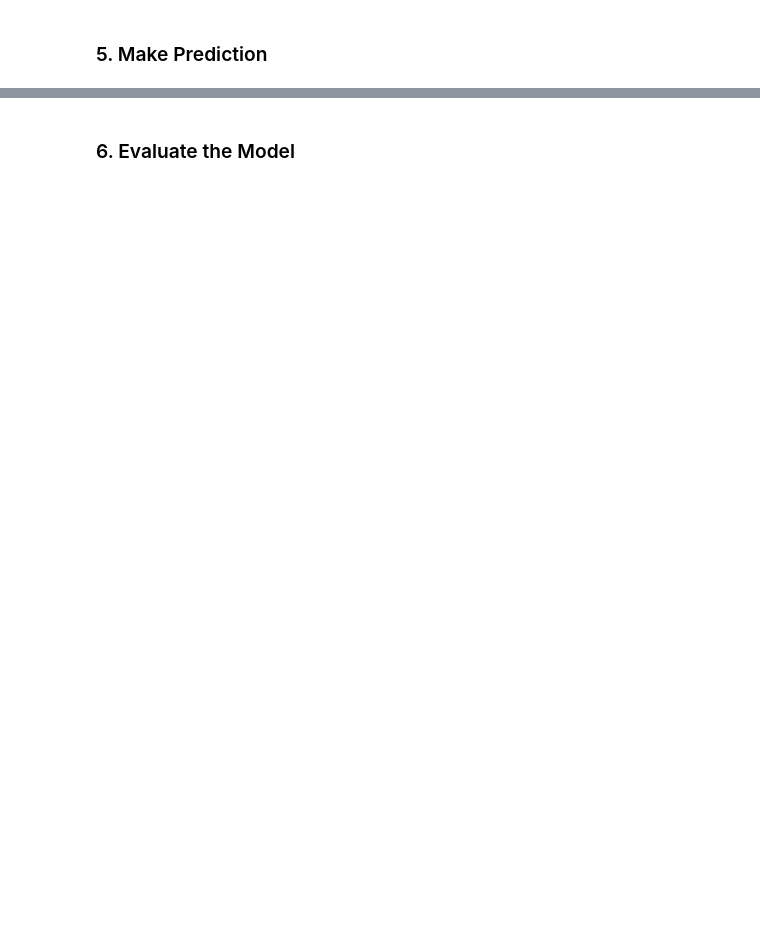
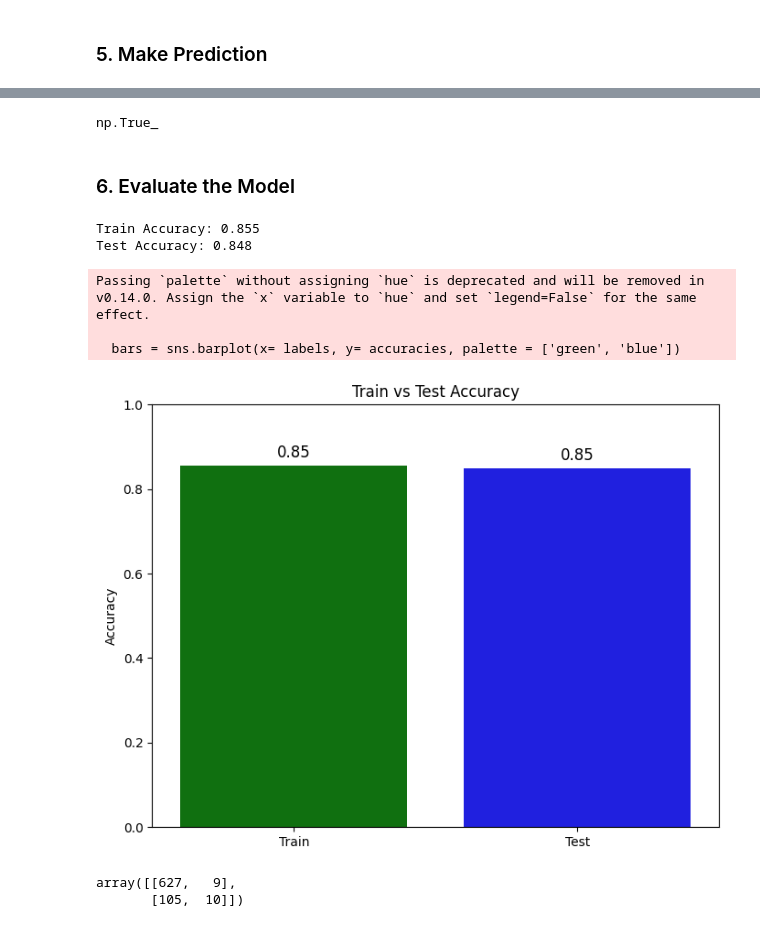
Before and after one commit to fatahrahimi330/100-Machine-Learning-Projects, a Jupyter notebook: 41-Heart Disease Prediction/HeartDiseasePrediction.ipynb, the cells around one changed output, grey strips where cells are left out. Cells and saved outputs as stored; diff of their text form; code cells hidden in the pictures; blank space fills up the shorter version.

```diff
--- a/41-Heart Disease Prediction/HeartDiseasePrediction.ipynb
+++ b/41-Heart Disease Prediction/HeartDiseasePrediction.ipynb
@@ -25,2 +152,4 @@ df.head()
 # %% [markdown]
 ### 5. Make Prediction
+# %%
+train_pred = model.predict(X_train)
@@ -27,2 +160,42 @@ df.head()
+# %%
+test_pred = model.predict(X_test)
+# %%
+test_pred[0] == y_test[0]
+# %% [output]
+np.True_
 # %% [markdown]
 ### 6. Evaluate the Model
+# %%
+from sklearn.metrics import accuracy_score, confusion_matrix, ConfusionMatrixDisplay
+
+train_accuracy = accuracy_score(y_train, train_pred)
+test_accuracy = accuracy_score(y_test, test_pred)
+
+print(f"Train Accuracy: {train_accuracy:.3f}")
+print(f"Test Accuracy: {test_accuracy:.3f}")
+# %% [output]
+Train Accuracy: 0.855
+Test Accuracy: 0.848
+# %%
+labels = ['Train', 'Test']
+accuracies = [train_accuracy, test_accuracy]
+# %%
+plt.figure(figsize=(8, 6))
+bars = sns.barplot(x= labels, y= accuracies, palette = ['green', 'blue'])
+for i, v in enumerate(accuracies):
+    bars.text(i, v + 0.02, f"{v:.2f}", ha='center', fontsize=12)
+plt.title("Train vs Test Accuracy")
+plt.ylim(0, 1)
+plt.ylabel("Accuracy")
+plt.show()
+# %% [output]
+Passing `palette` without assigning `hue` is deprecated and will be removed in v0.14.0. Assign the `x` variable to `hue` and set `legend=False` for the same effect.
+
+  bars = sns.barplot(x= labels, y= accuracies, palette = ['green', 'blue'])
+[figure, added]
+# %%
+cm = confusion_matrix(y_test, test_pred)
+cm
+# %% [output]
+array([[627,   9],
+       [105,  10]])
```
Also changed, not shown: parts of 16 cells of this notebook, 4 other files.
